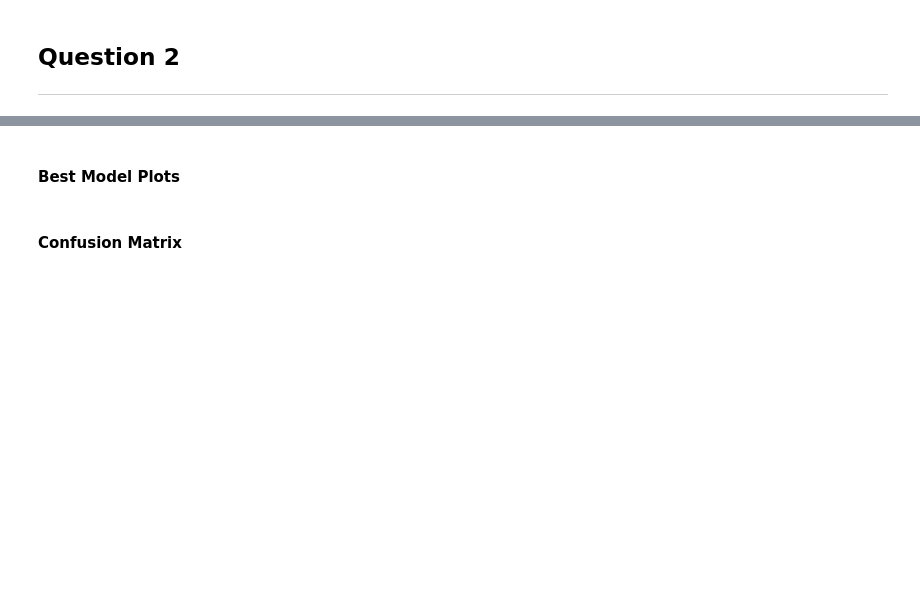
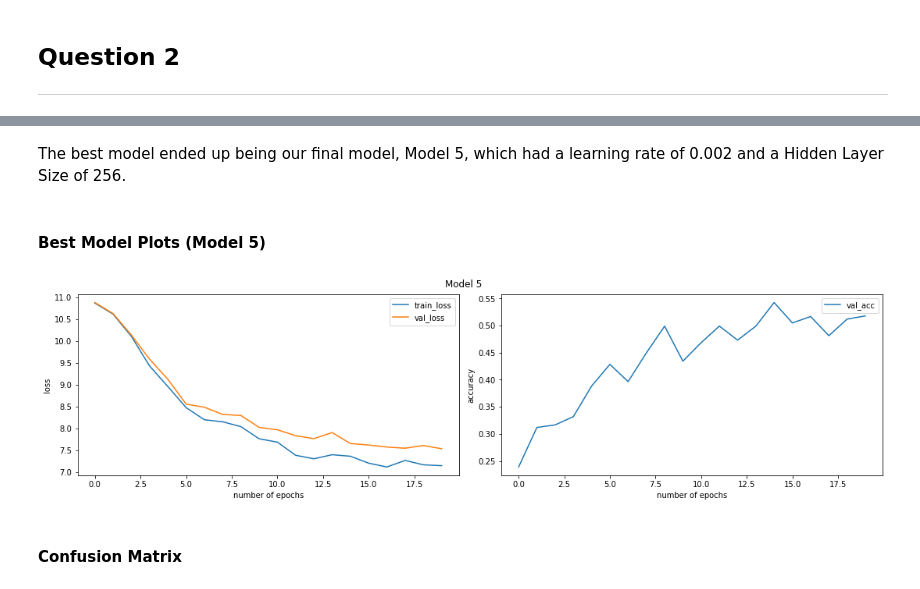
Before and after one commit to tareksanger/COMP4102_Programming_A2, a Jupyter notebook: Report.ipynb, the cells around one changed output, grey strips where cells are left out. Cells and saved outputs as stored; diff of their text form; code cells hidden in the pictures; blank space fills up the shorter version.

```diff
--- a/Report.ipynb
+++ b/Report.ipynb
@@ -39,15 +46,17 @@ Substantial differences in validation accuracy.
+# %% [markdown]
+The best model ended up being our final model, Model 5, which had a learning rate of 0.002 and a Hidden Layer Size of 256.
 # %% [markdown]
-#### Best Model Plots
+#### Best Model Plots (Model 5)
 # %%
 '''
     We need to save the model validation accuracy so we can plot it here.
 '''
 import os
 from IPython.display import Image
 
-p2_save_dir = 'some_directory'
-
-Image(os.path.join(p2_save_dir, 'best_accuracy.png'))
+Image('accuracy_plot.png')
+# %% [output]
+[figure, added]
 # %% [markdown]
 #### Confusion Matrix
 # %%
```
Also changed, not shown: parts of 9 cells of this notebook, 50 other files.
